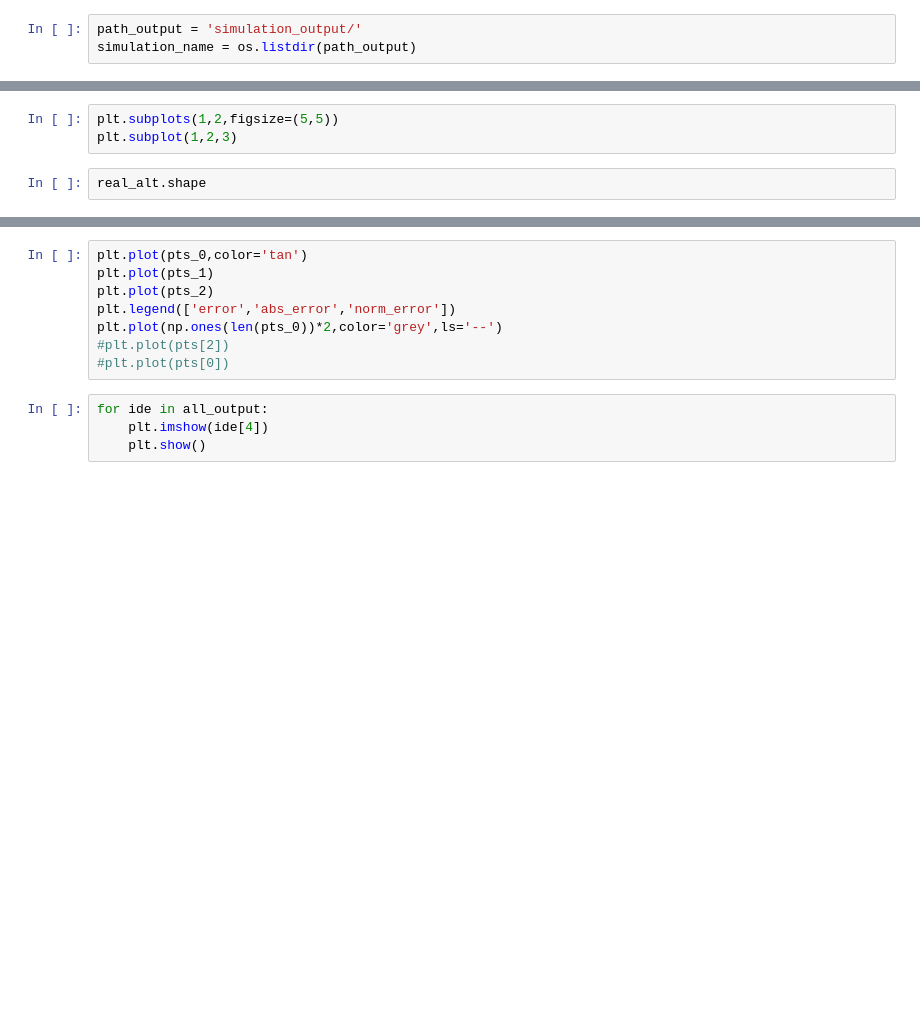
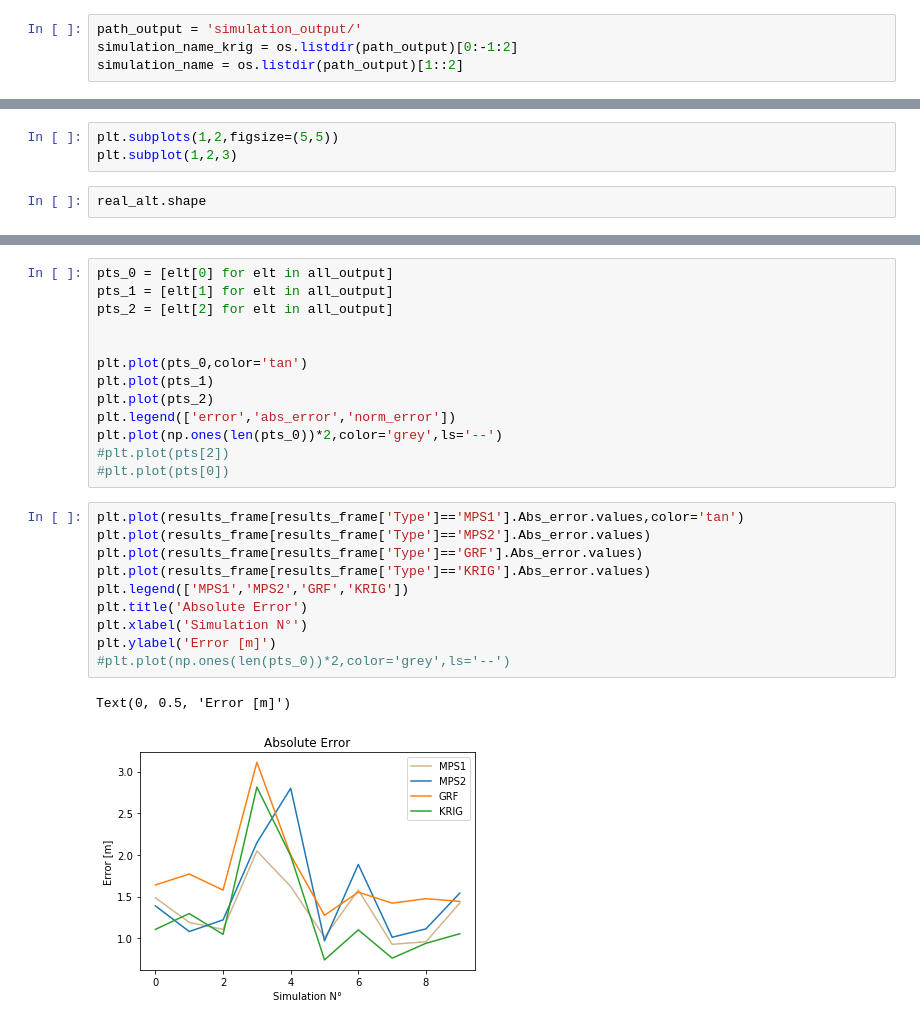
Before and after one commit to valDallalba/Tsanfleuron_geostatistical_baserock_estimation_paper, a Jupyter notebook: 05_postSimulation.ipynb, the cells around one changed output, grey strips where cells are left out. Saved outputs shown, nothing was run; the diff lists cells and outputs as text; blank space fills up the shorter version.

```diff
--- a/05_postSimulation.ipynb
+++ b/05_postSimulation.ipynb
@@ -10,4 +10,5 @@ import time
 from matplotlib.backends.backend_pdf import PdfPages
 # %%
 path_output = 'simulation_output/'
-simulation_name = os.listdir(path_output)
+simulation_name_krig = os.listdir(path_output)[0:-1:2]
+simulation_name = os.listdir(path_output)[1::2]
@@ -90,4 +79,9 @@ Text(0.5, 0, 'Simulation number')
 # %%
+pts_0 = [elt[0] for elt in all_output]
+pts_1 = [elt[1] for elt in all_output]
+pts_2 = [elt[2] for elt in all_output]
+
+
 plt.plot(pts_0,color='tan')
 plt.plot(pts_1)
 plt.plot(pts_2)
@@ -95,7 +89,16 @@ plt.legend(['error','abs_error','norm_error'])
 plt.plot(np.ones(len(pts_0))*2,color='grey',ls='--')
 #plt.plot(pts[2])
 #plt.plot(pts[0])
-# %%
-for ide in all_output:
-    plt.imshow(ide[4])
-    plt.show()
+# %%
+plt.plot(results_frame[results_frame['Type']=='MPS1'].Abs_error.values,color='tan')
+plt.plot(results_frame[results_frame['Type']=='MPS2'].Abs_error.values)
+plt.plot(results_frame[results_frame['Type']=='GRF'].Abs_error.values)
+plt.plot(results_frame[results_frame['Type']=='KRIG'].Abs_error.values)
+plt.legend(['MPS1','MPS2','GRF','KRIG'])
+plt.title('Absolute Error')
+plt.xlabel('Simulation N°')
+plt.ylabel('Error [m]')
+#plt.plot(np.ones(len(pts_0))*2,color='grey',ls='--')
+# %% [output]
+Text(0, 0.5, 'Error [m]')
+[figure, added]
```
Also changed, not shown: parts of 10 cells of this notebook, 6 other files.
